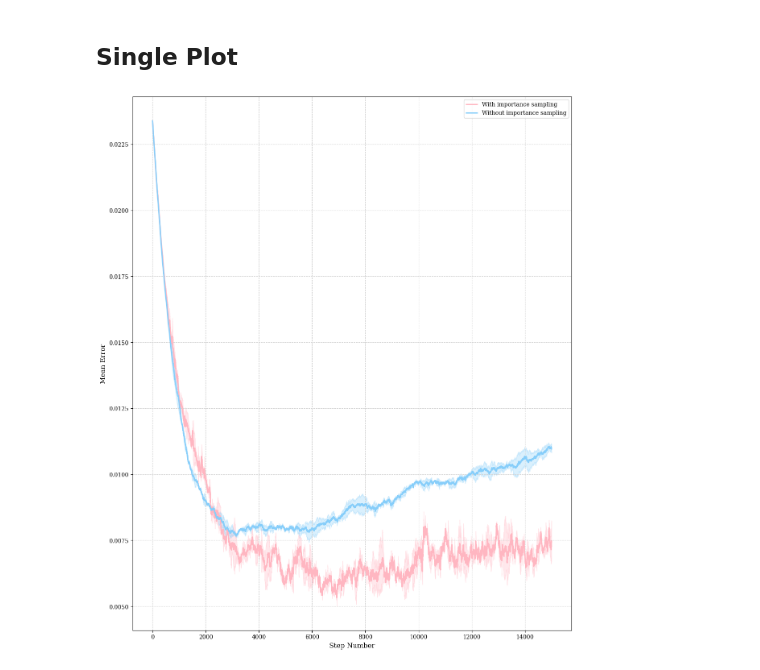
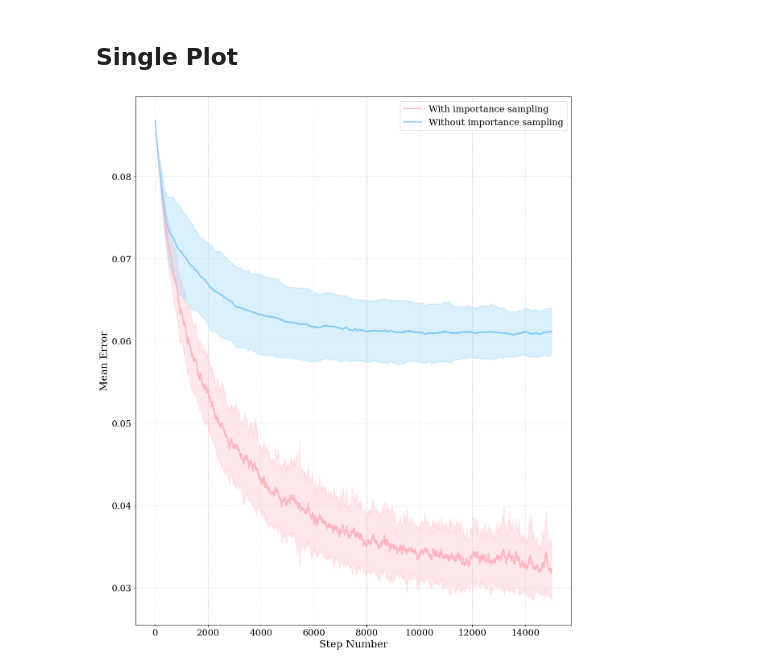
Before and after one commit to ArminBaz/SR-IS, a Jupyter notebook: src/convergence.ipynb, the cells around one changed output. Saved outputs shown, nothing was run; the diff lists cells and outputs as text; code cells hidden in the pictures.

```diff
--- a/src/convergence.ipynb
+++ b/src/convergence.ipynb
@@ -235,13 +235,12 @@ save_path = save_dir + 'convergence_4room.png'
 ## Test Different Temperature Values and Num Steps
 # %%
 temperature_values = [0.8, 1.0, 1.2, 1.4]
-# temperature_values = [1.0]
 envs = ["simple-5x5", "tolman-9x9-nb", "four_room_br"]
 env_name = envs[2]
 diff_types = ["Max", "Mean", "Median"]
 diff_type = diff_types[1]
 num_steps = 15000
-num_runs = 20
+num_runs = 40
 
 diffs_with_imp = []
 diffs_no_imp = []
@@ -252,8 +251,8 @@ for i in range(num_runs):
     diffs_no_imp_run = []
     for i, temp in enumerate(temperature_values):
         # Define the agent
-        agent = LinearRL(env_name=env_name, _lambda=temp, alpha=0.05, beta=temp, num_steps=num_steps, policy="softmax", imp_samp=True, diff_type=diff_type)
-        agent_no_imp = LinearRL(env_name=env_name, _lambda=temp, alpha=0.05, beta=temp, num_steps=num_steps, policy="softmax", imp_samp=False, diff_type=diff_type)
+        agent = LinearRL(env_name=env_name, _lambda=temp, alpha=0.1, beta=temp, num_steps=num_steps, policy="softmax", imp_samp=True, diff_type=diff_type)
+        agent_no_imp = LinearRL(env_name=env_name, _lambda=temp, alpha=0.1, beta=temp, num_steps=num_steps, policy="softmax", imp_samp=False, diff_type=diff_type)
         # Get the diffs for both agents
         diffs_1 = agent.learn()
         diffs_2 = agent_no_imp.learn()
@@ -339,42 +395,42 @@ plt.rcParams['font.family'] = 'serif'
 
 # Define pastel colors
 colors = ['#FFB6C1', '#FFD700', '#98FB98', '#87CEFA', '#FFA07A']
 
 # Softmax agents
 # fig, axes = plt.subplots(2, 2, figsize=(12, 12))
 # fig.suptitle(f"{diff_type} Errors", fontsize=16)  # Title for all subplots
 
 x = np.arange(num_steps)
 plt.figure(figsize=(12,14))
 # Plot mean convergence curves with shaded regions for standard deviation
-plt.plot(x, mean_diffs_with_imp[2][0], label='With importance sampling', color=colors[0], linewidth=2.2)
-plt.fill_between(x, mean_diffs_with_imp[2][0] - std_diffs_with_imp[2][0],
-                mean_diffs_with_imp[2][0] + std_diffs_with_imp[2][0],
+plt.plot(x, mean_diffs_with_imp[1][1], label='With importance sampling', color=colors[0], linewidth=2.2)
+plt.fill_between(x, mean_diffs_with_imp[1][1] - std_diffs_with_imp[1][1],
+                mean_diffs_with_imp[1][1] + std_diffs_with_imp[1][1],
                 color=colors[0], alpha=0.3)
 
-plt.plot(x, mean_diffs_no_imp[2][0], label='Without importance sampling', color=colors[3], linewidth=2.2)
-plt.fill_between(x, mean_diffs_no_imp[2][0] - std_diffs_no_imp[2][0],
-                mean_diffs_no_imp[2][0] + std_diffs_no_imp[2][0],
+plt.plot(x, mean_diffs_no_imp[1][1], label='Without importance sampling', color=colors[3], linewidth=2.2)
+plt.fill_between(x, mean_diffs_no_imp[1][1] - std_diffs_no_imp[1][1],
+                mean_diffs_no_imp[1][1] + std_diffs_no_imp[1][1],
                 color=colors[3], alpha=0.3)
 
 # Add labels to the x-axis and y-axis
-plt.xlabel('Step Number', fontsize=12)
-plt.ylabel(f'{diff_type} Error', fontsize=12)
+plt.xlabel('Step Number', fontsize=18)
+plt.ylabel(f'{diff_type} Error', fontsize=18)
 
-# Add a title to the plot
-# ax.set_title(fr'$\beta$: {temp}', fontsize=14)
+# Increase font size for tick labels
+plt.tick_params(axis='both', which='major', labelsize=16)
 
 # Add a legend to the plot
-plt.legend()
+plt.legend(fontsize=16)
 
 # Add dashed light grey grid lines
 plt.grid(color='lightgrey', linestyle='--')
 
 # Add dashed light grey grid lines
 plt.grid(color='lightgrey', linestyle='--')
 
 # plt.savefig(save_dir+'convergence_4room_single.png', bbox_inches='tight', dpi=300)
 plt.tight_layout()
 plt.show()
 # %% [output]
-[figure, old version]
+[figure, new version]
```
Also changed, not shown: parts of 2 cells of this notebook, 3 other files.
